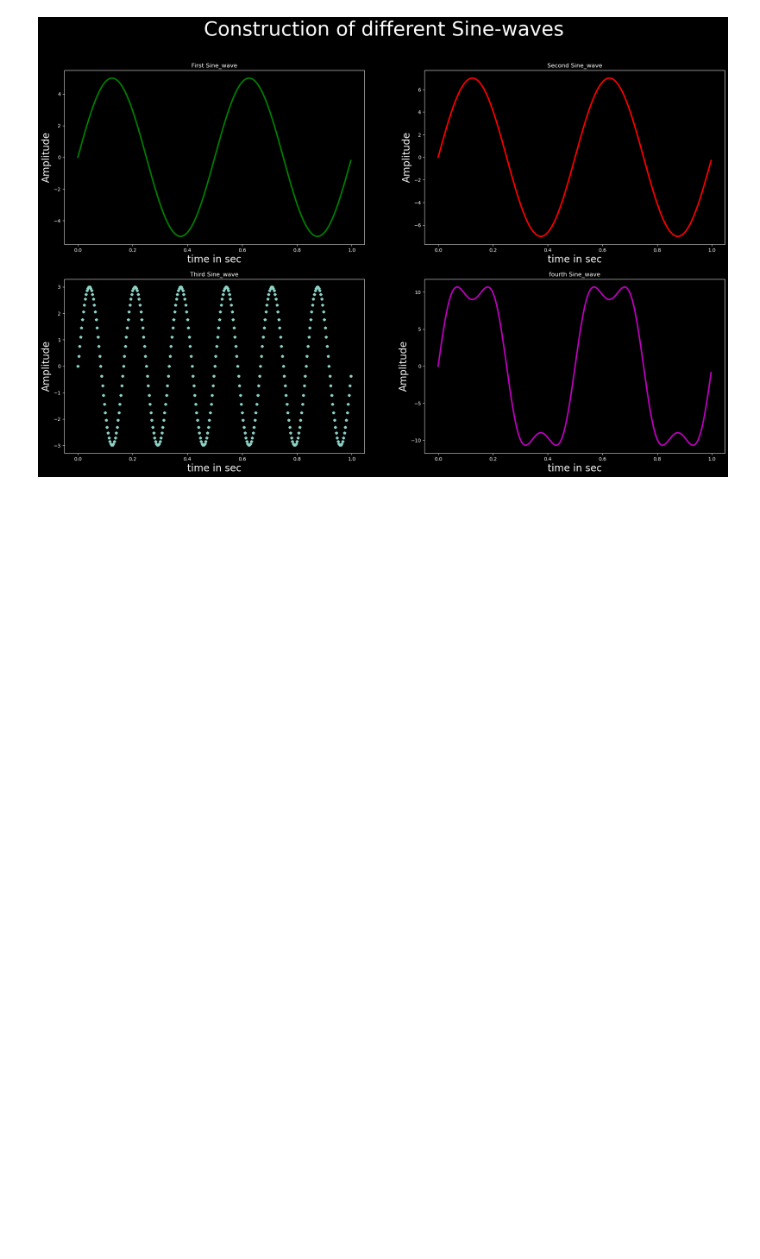
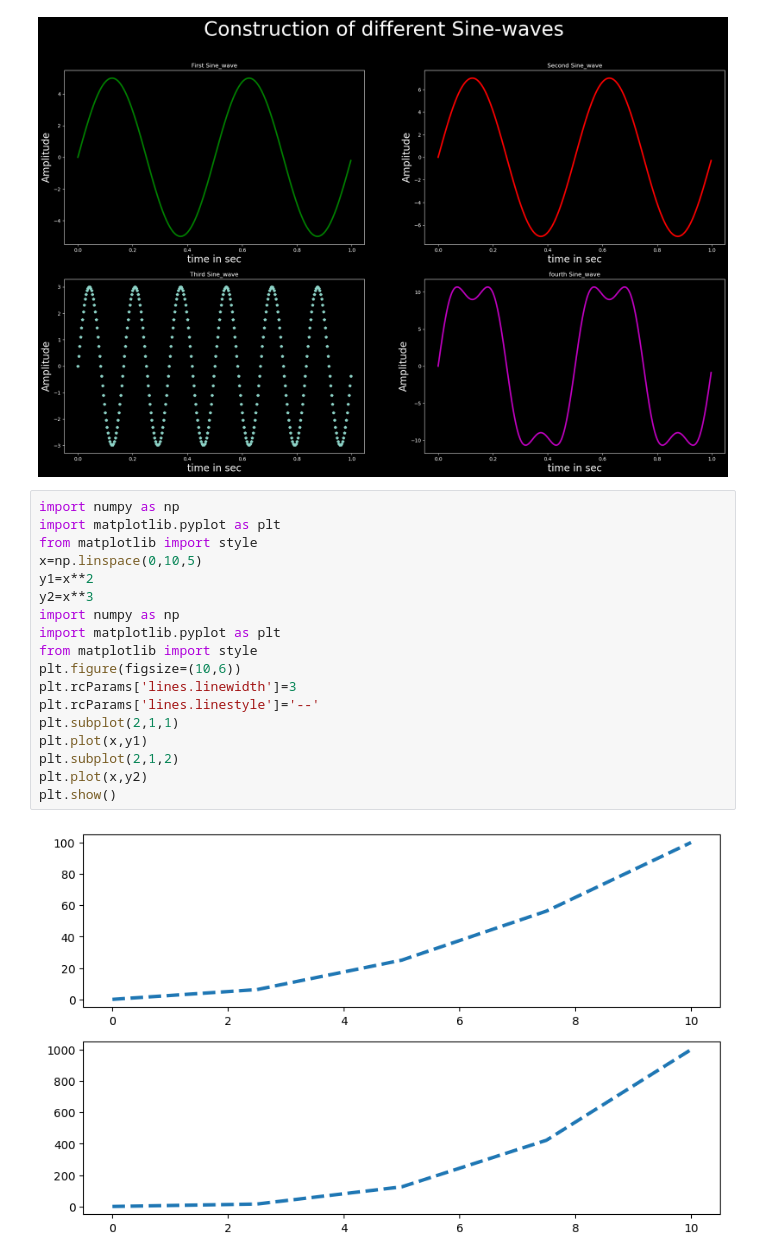
Before and after one commit to RahulChowdary221/Hello-DSP, a Jupyter notebook: sine_wave_plot.ipynb, the cells around one changed output. Drawn from its saved outputs; the diff is of its cells as text; blank space fills up the shorter version.

```diff
--- a/sine_wave_plot.ipynb
+++ b/sine_wave_plot.ipynb
@@ -65,3 +65,23 @@ plt.ylabel("Amplitude",fontsize=20)
 plt.show()
 # %% [output]
 [figure]
+# %%
+import numpy as np
+import matplotlib.pyplot as plt
+from matplotlib import style
+x=np.linspace(0,10,5)
+y1=x**2
+y2=x**3
+import numpy as np
+import matplotlib.pyplot as plt
+from matplotlib import style
+plt.figure(figsize=(10,6))
+plt.rcParams['lines.linewidth']=3
+plt.rcParams['lines.linestyle']='--'
+plt.subplot(2,1,1)
+plt.plot(x,y1)
+plt.subplot(2,1,2)
+plt.plot(x,y2)
+plt.show()
+# %% [output]
+[figure, added]
```
Also changed, not shown: parts of 1 cell of this notebook.
